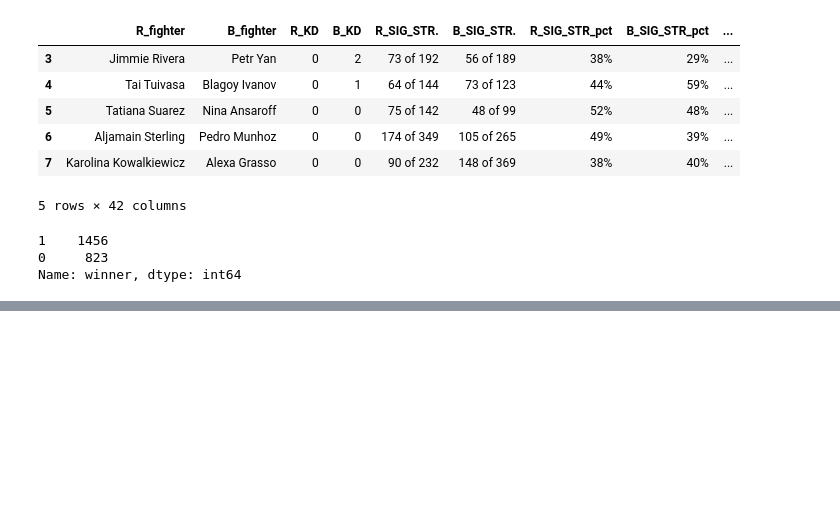
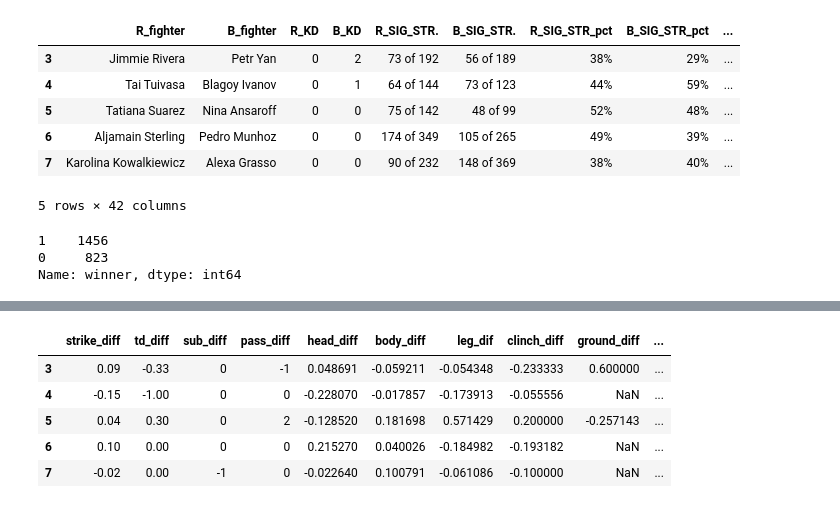
Before and after one commit to ihdorfman/DCDAT35final, a Jupyter notebook: 190928 EDA.ipynb, the cells around one changed output, grey strips where cells are left out. Saved outputs shown, nothing was run; the diff lists cells and outputs as text; code cells hidden in the pictures; blank space fills up the shorter version.

```diff
--- a/190928 EDA.ipynb
+++ b/190928 EDA.ipynb
@@ -118,0 +171,26 @@ Name: winner, dtype: int64
+# %%
+new1 = df["R_HEAD"].str.split("of", n = 1, expand = True)
+new2 = df["B_HEAD"].str.split("of", n = 1, expand = True)
+new3 = df["R_BODY"].str.split("of", n = 1, expand = True)
+new4 = df["B_BODY"].str.split("of", n = 1, expand = True)
+new5 = df["R_LEG"].str.split("of", n = 1, expand = True)
+new6 = df["B_LEG"].str.split("of", n = 1, expand = True)
+new7 = df["R_CLINCH"].str.split("of", n = 1, expand = True)
+new8 = df["B_CLINCH"].str.split("of", n = 1, expand = True)
+new11 = df["R_GROUND"].str.split("of", n = 1, expand = True)
+new12 = df["B_GROUND"].str.split("of", n = 1, expand = True)
+
+X['head_diff'] = new1[0].astype(float)/new1[1].astype(float) - new2[0].astype(float)/new2[1].astype(float)
+X['body_diff'] = new3[0].astype(float)/new3[1].astype(float) - new4[0].astype(float)/new4[1].astype(float)
+X['leg_dif'] = new5[0].astype(float)/new5[1].astype(float) - new6[0].astype(float)/new6[1].astype(float)
+X['clinch_diff'] = new7[0].astype(float)/new7[1].astype(float) - new8[0].astype(float)/new8[1].astype(float)
+X['ground_diff'] = new11[0].astype(float)/new11[1].astype(float) - new12[0].astype(float)/new12[1].astype(float)
+X['kd_diff'] = df['R_KD'] - df['B_KD']
+X.head()
+# %% [output]
+|  | strike_diff | td_diff | sub_diff | pass_diff | head_diff | body_diff | leg_dif | clinch_diff | ground_diff | ... |
+| 3 | 0.09 | -0.33 | 0 | -1 | 0.048691 | -0.059211 | -0.054348 | -0.233333 | 0.600000 | ... |
+| 4 | -0.15 | -1.00 | 0 | 0 | -0.228070 | -0.017857 | -0.173913 | -0.055556 | NaN | ... |
+| 5 | 0.04 | 0.30 | 0 | 2 | -0.128520 | 0.181698 | 0.571429 | 0.200000 | -0.257143 | ... |
+| 6 | 0.10 | 0.00 | 0 | 0 | 0.215270 | 0.040026 | -0.184982 | -0.193182 | NaN | ... |
+| 7 | -0.02 | 0.00 | -1 | 0 | -0.022640 | 0.100791 | -0.061086 | -0.100000 | NaN | ... |
```
Also changed, not shown: parts of 20 cells of this notebook, 2 other files.
